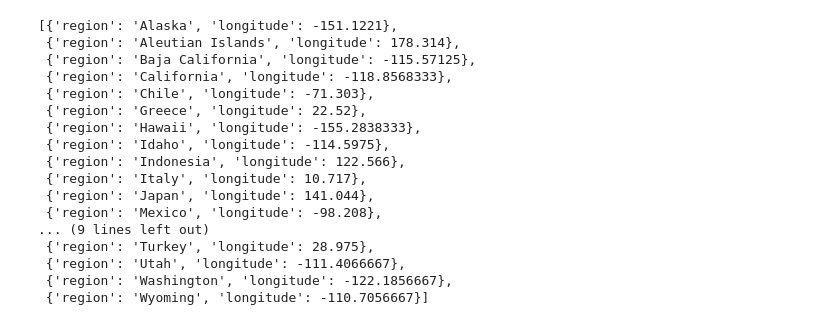
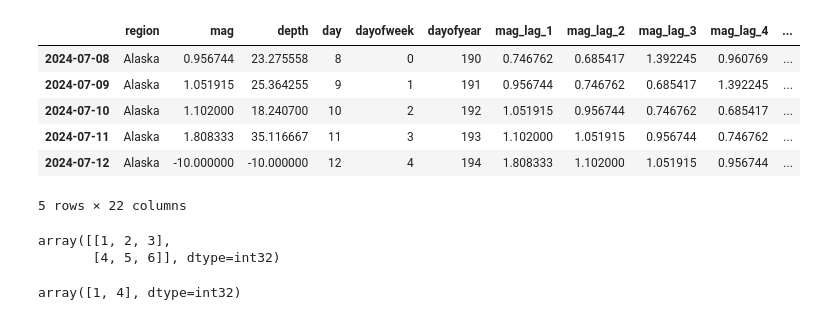
Before and after one commit to andre-anan-gilbert/llm-earthquake-forecasting, a Jupyter notebook: ml/test.ipynb, the cells around one changed output. Cells and saved outputs as stored; diff of their text form; code cells hidden in the pictures.

```diff
--- a/ml/test.ipynb
+++ b/ml/test.ipynb
@@ -27,2 +114,2 @@ Index(['California', 'Alaska', 'Nevada', 'Hawaii', 'Washington', 'Utah',
 # %%
-df = df.loc[df.region.isin(top_k_regions)]
+df = df[df.region == 'Alaska'].fillna(-10.0)
@@ -54,20 +116,21 @@ median_lat.to_dict(orient='records')
-# %%
-median_long.to_dict(orient='records')
-# %% [output]
-[{'region': 'Alaska', 'longitude': -151.1221},
- {'region': 'Aleutian Islands', 'longitude': 178.314},
- {'region': 'Baja California', 'longitude': -115.57125},
- {'region': 'California', 'longitude': -118.8568333},
- {'region': 'Chile', 'longitude': -71.303},
- {'region': 'Greece', 'longitude': 22.52},
- {'region': 'Hawaii', 'longitude': -155.2838333},
- {'region': 'Idaho', 'longitude': -114.5975},
- {'region': 'Indonesia', 'longitude': 122.566},
- {'region': 'Italy', 'longitude': 10.717},
- {'region': 'Japan', 'longitude': 141.044},
- {'region': 'Mexico', 'longitude': -98.208},
-... (9 lines left out)
- {'region': 'Turkey', 'longitude': 28.975},
- {'region': 'Utah', 'longitude': -111.4066667},
- {'region': 'Washington', 'longitude': -122.1856667},
- {'region': 'Wyoming', 'longitude': -110.7056667}]
+# %%
+df[df.region == 'Alaska'].tail()
+# %% [output]
+|  | region | mag | depth | day | dayofweek | dayofyear | mag_lag_1 | mag_lag_2 | mag_lag_3 | mag_lag_4 | ... |
+| 2024-07-08 | Alaska | 0.956744 | 23.275558 | 8 | 0 | 190 | 0.746762 | 0.685417 | 1.392245 | 0.960769 | ... |
+| 2024-07-09 | Alaska | 1.051915 | 25.364255 | 9 | 1 | 191 | 0.956744 | 0.746762 | 0.685417 | 1.392245 | ... |
+| 2024-07-10 | Alaska | 1.102000 | 18.240700 | 10 | 2 | 192 | 1.051915 | 0.956744 | 0.746762 | 0.685417 | ... |
+| 2024-07-11 | Alaska | 1.808333 | 35.116667 | 11 | 3 | 193 | 1.102000 | 1.051915 | 0.956744 | 0.746762 | ... |
+| 2024-07-12 | Alaska | -10.000000 | -10.000000 | 12 | 4 | 194 | 1.808333 | 1.102000 | 1.051915 | 0.956744 | ... |
+5 rows × 22 columns
+# %%
+x = np.array([[1, 2, 3], [4, 5, 6]], np.int32)
+x
+# %% [output]
+array([[1, 2, 3],
+       [4, 5, 6]], dtype=int32)
+# %%
+column_2 = x[:, 0]
+column_2
+# %% [output]
+array([1, 4], dtype=int32)
```
Also changed, not shown: parts of 12 cells of this notebook, 4 other files.
